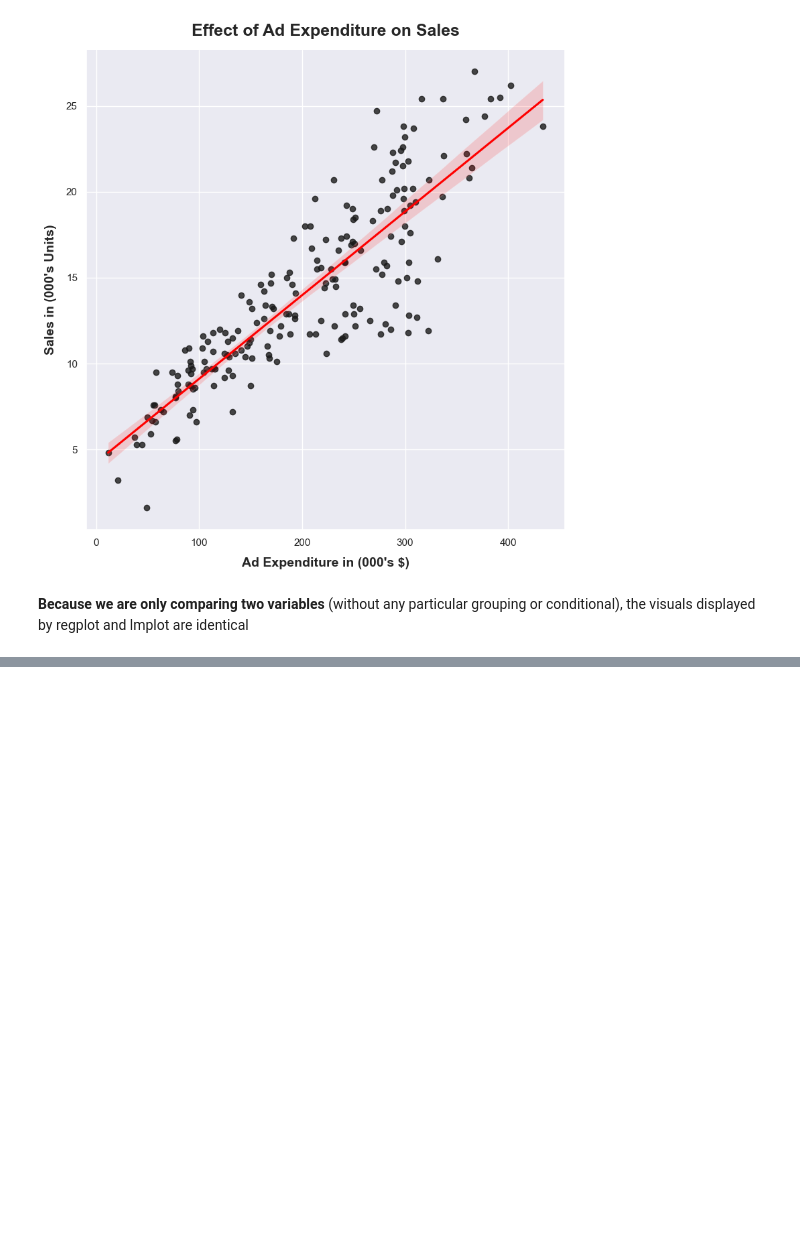
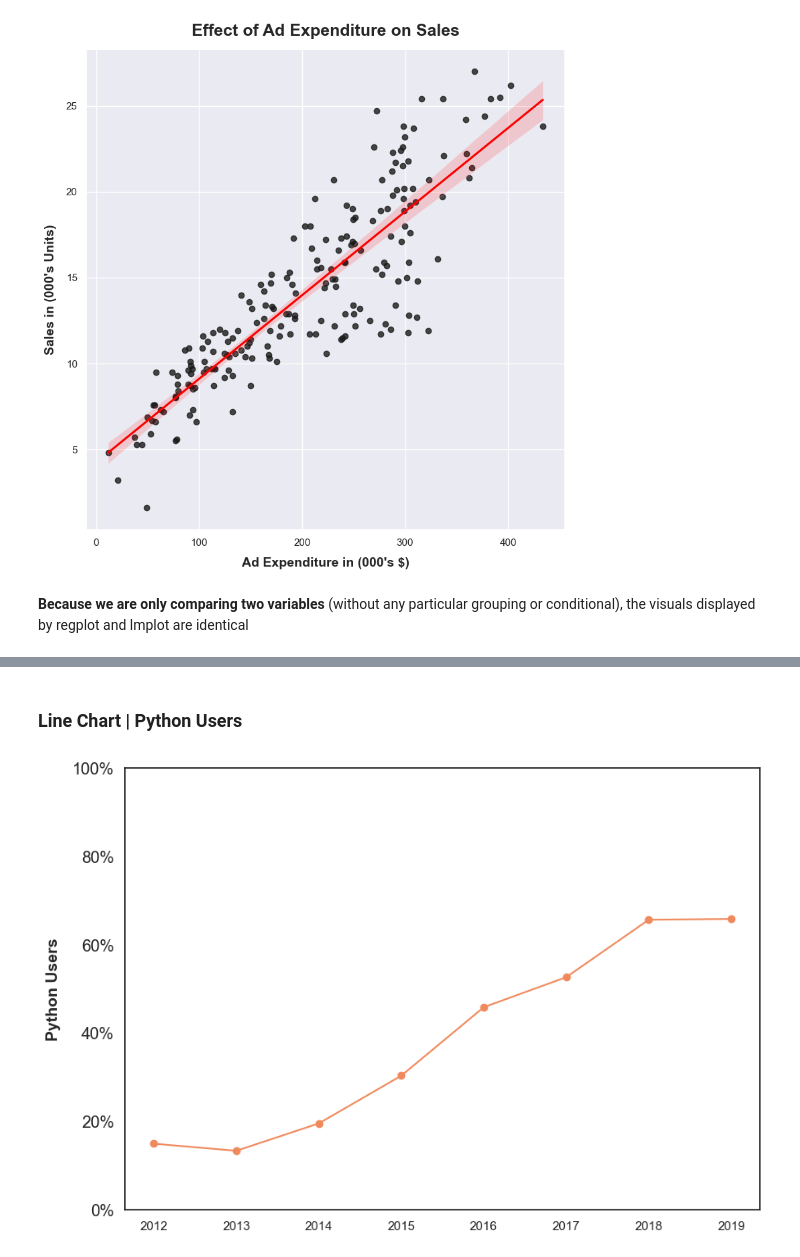
Before and after one commit to withraja/Data-Visualization-Tutorial, a Jupyter notebook: DataViz.ipynb, the cells around one changed output, grey strips where cells are left out. Saved outputs shown, nothing was run; the diff lists cells and outputs as text; code cells hidden in the pictures; blank space fills up the shorter version.

```diff
--- a/DataViz.ipynb
+++ b/DataViz.ipynb
@@ -517,0 +569,27 @@ plt.show()
+# %% [markdown]
+### **Line** Chart | Python Users
+# %%
+# Determine the size of our visualization
+fig, ax = plt.subplots(figsize = (10, 7))
+
+# Changing the y-axis to display percentages on a scale from 0% to 100% with PercentFormatter
+# Of course with 0 minimum and 1 maximum
+ax.set_ylim(0, 1)
+ax.yaxis.set_major_formatter(PercentFormatter(xmax = 1.0))
+
+# Creating and styling the line chart
+ax.plot(df_kdnuggets["Year"],
+         df_kdnuggets["Python Users"],
+         color = "#F08A5D",
+         marker = "o")
+
+ax.set_ylabel("Python Users",
+               weight = "bold",
+               fontsize = 14,
+               labelpad = 10)
+
+ax.tick_params(axis = "y",
+                width = 2,
+                labelsize = "large")
+# %% [output]
+[figure, added]
```
Also changed, not shown: parts of 14 cells of this notebook, 1 other file.
